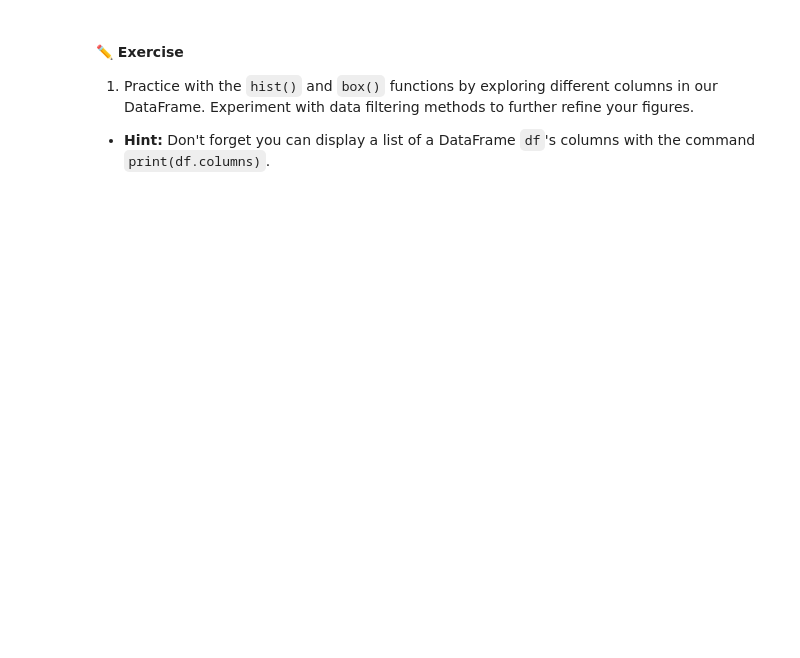
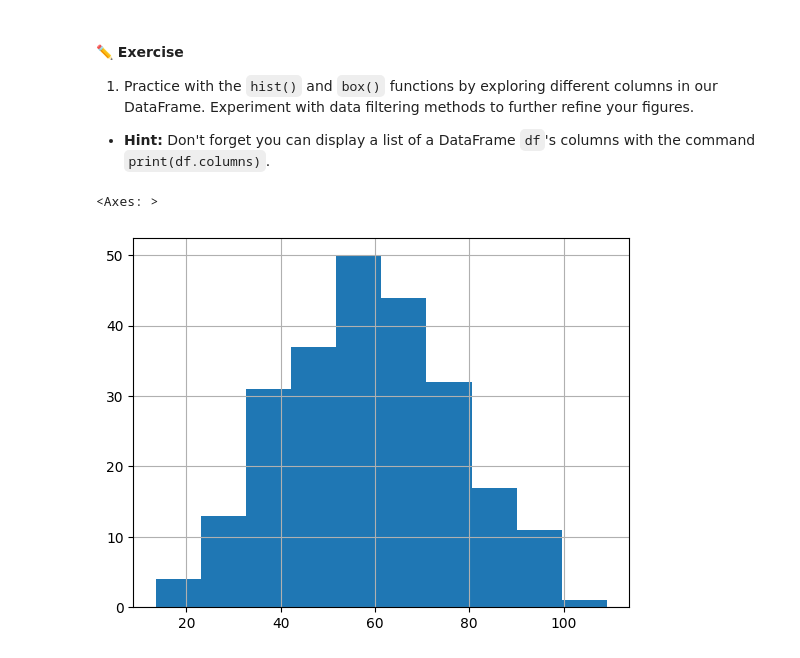
Before and after one commit to NoahHorowitz/bme3053c, a Jupyter notebook: lessons-solved/04_Pandas.ipynb, the cells around one changed output. Drawn from its saved outputs; the diff is of its cells as text; code cells hidden in the pictures; blank space fills up the shorter version.

```diff
--- a/lessons-solved/04_Pandas.ipynb
+++ b/lessons-solved/04_Pandas.ipynb
@@ -565,3 +617,9 @@ dtype: object
 1. Practice with the `hist()` and `box()` functions by exploring different columns in our DataFrame. Experiment with data filtering methods to further refine your figures.
 
 * **Hint:** Don't forget you can display a list of a DataFrame `df`'s columns with the command `print(df.columns)`.
+# %%
+'''Histogram of age of patients with anemia'''
+patient_df['age'][patient_df['anemia']==True].hist()
+# %% [output]
+<Axes: >
+[figure, added]
```
Also changed, not shown: parts of 10 cells of this notebook.
